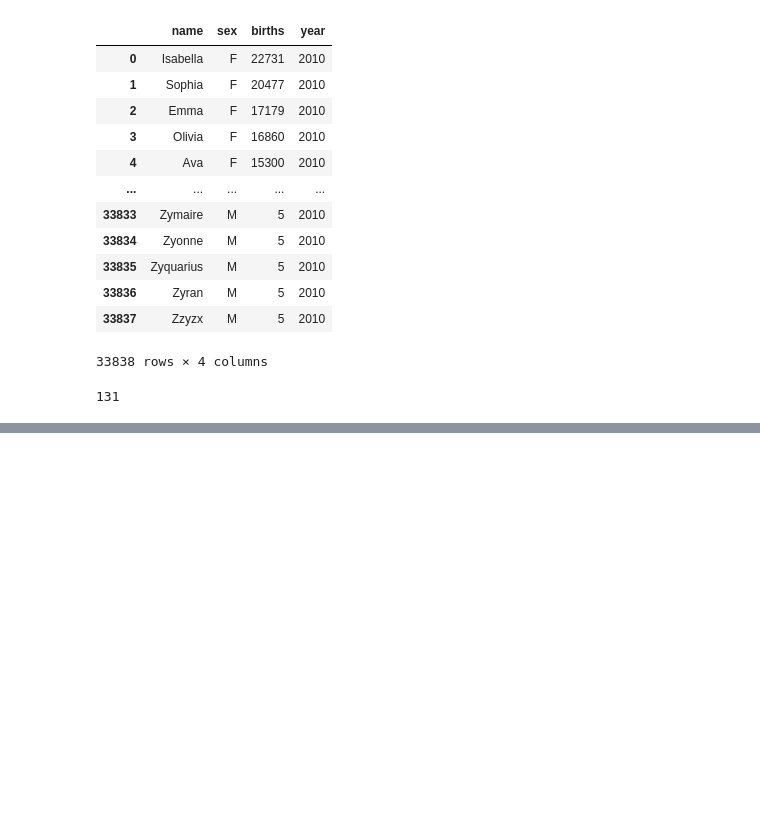
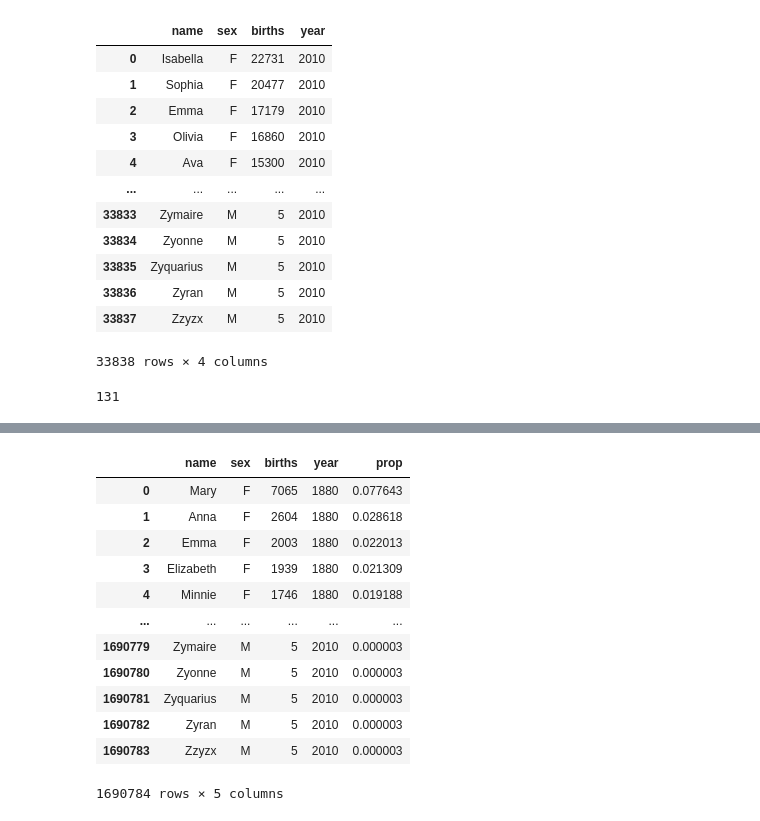
Before and after one commit to ikeven94/py_repo, a Jupyter notebook: Pandas_Numpy/Pandas_pivot_table.ipynb, the cells around one changed output, grey strips where cells are left out. Saved outputs shown, nothing was run; the diff lists cells and outputs as text; code cells hidden in the pictures; blank space fills up the shorter version.

```diff
--- a/Pandas_Numpy/Pandas_pivot_table.ipynb
+++ b/Pandas_Numpy/Pandas_pivot_table.ipynb
@@ -85,0 +181,17 @@ NameError: name 'names' is not defined
+# %%
+names = names.groupby(['year','sex']).apply(add_prop)
+names
+# %% [output]
+|  | name | sex | births | year | prop |
+| 0 | Mary | F | 7065 | 1880 | 0.077643 |
+| 1 | Anna | F | 2604 | 1880 | 0.028618 |
+| 2 | Emma | F | 2003 | 1880 | 0.022013 |
+| 3 | Elizabeth | F | 1939 | 1880 | 0.021309 |
+| 4 | Minnie | F | 1746 | 1880 | 0.019188 |
+| ... | ... | ... | ... | ... | ... |
+| 1690779 | Zymaire | M | 5 | 2010 | 0.000003 |
+| 1690780 | Zyonne | M | 5 | 2010 | 0.000003 |
+| 1690781 | Zyquarius | M | 5 | 2010 | 0.000003 |
+| 1690782 | Zyran | M | 5 | 2010 | 0.000003 |
+| 1690783 | Zzyzx | M | 5 | 2010 | 0.000003 |
+1690784 rows × 5 columns
```
Also changed, not shown: parts of 13 cells of this notebook.
